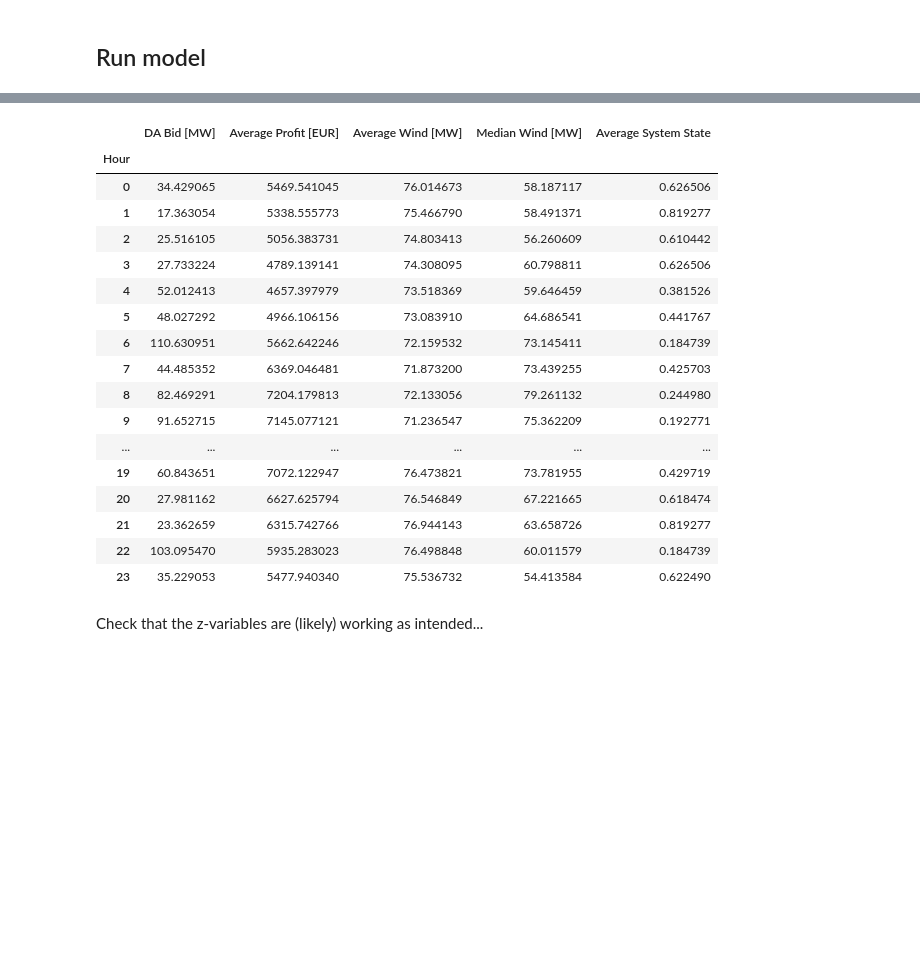
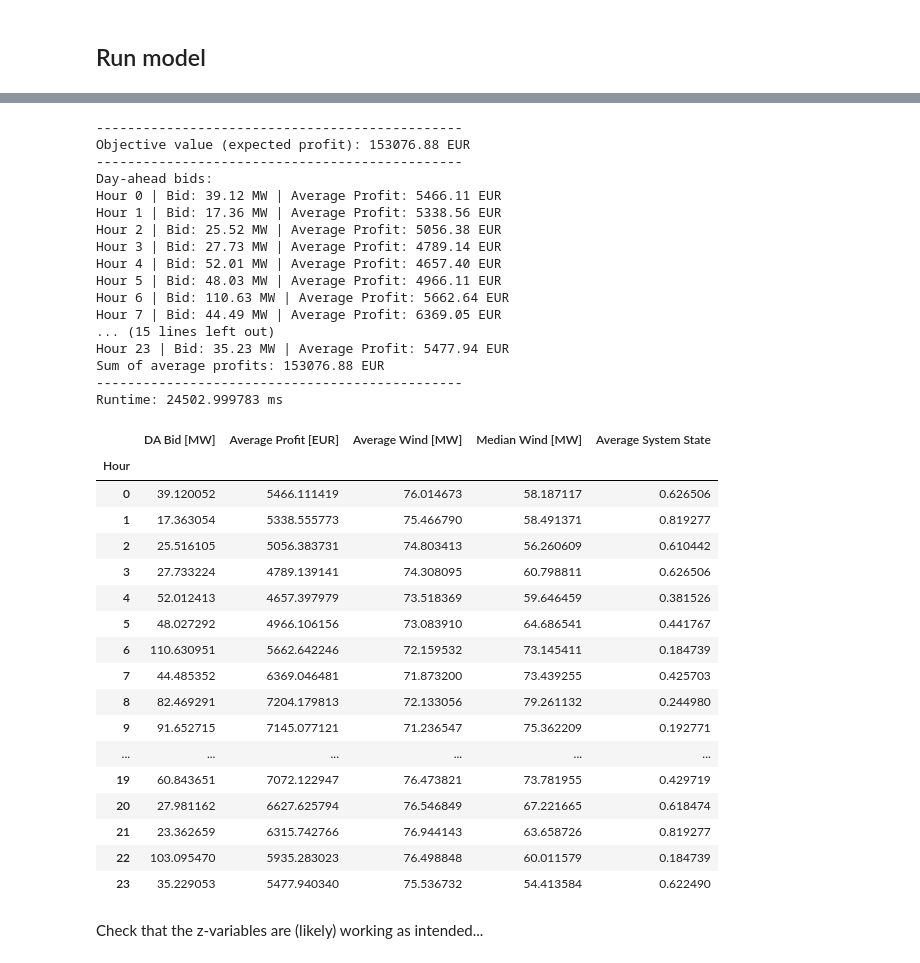
Before and after one commit to Hvid1999/46755, a Jupyter notebook: Assignment 2/task_1a_1b.ipynb, the cells around one changed output, grey strips where cells are left out. Drawn from its saved outputs; the diff is of its cells as text; code cells hidden in the pictures; blank space fills up the shorter version.

```diff
--- a/Assignment 2/task_1a_1b.ipynb
+++ b/Assignment 2/task_1a_1b.ipynb
@@ -410,24 +405,42 @@ Runtime: 6700.000048 ms
-# %%
-results['Summary']
-# %% [output]
-|  | DA Bid [MW] | Average Profit [EUR] | Average Wind [MW] | Median Wind [MW] | Average System State |
-| Hour |  |  |  |  |  |
-| 0 | 34.429065 | 5469.541045 | 76.014673 | 58.187117 | 0.626506 |
-| 1 | 17.363054 | 5338.555773 | 75.466790 | 58.491371 | 0.819277 |
-| 2 | 25.516105 | 5056.383731 | 74.803413 | 56.260609 | 0.610442 |
-| 3 | 27.733224 | 4789.139141 | 74.308095 | 60.798811 | 0.626506 |
-| 4 | 52.012413 | 4657.397979 | 73.518369 | 59.646459 | 0.381526 |
-| 5 | 48.027292 | 4966.106156 | 73.083910 | 64.686541 | 0.441767 |
-| 6 | 110.630951 | 5662.642246 | 72.159532 | 73.145411 | 0.184739 |
-| 7 | 44.485352 | 6369.046481 | 71.873200 | 73.439255 | 0.425703 |
-| 8 | 82.469291 | 7204.179813 | 72.133056 | 79.261132 | 0.244980 |
-| 9 | 91.652715 | 7145.077121 | 71.236547 | 75.362209 | 0.192771 |
-| ... | ... | ... | ... | ... | ... |
-| 19 | 60.843651 | 7072.122947 | 76.473821 | 73.781955 | 0.429719 |
-| 20 | 27.981162 | 6627.625794 | 76.546849 | 67.221665 | 0.618474 |
-| 21 | 23.362659 | 6315.742766 | 76.944143 | 63.658726 | 0.819277 |
-| 22 | 103.095470 | 5935.283023 | 76.498848 | 60.011579 | 0.184739 |
-| 23 | 35.229053 | 5477.940340 | 75.536732 | 54.413584 | 0.622490 |
+# %%
+p_DA, results = solve_tp_scheme(scenarios, WIND_CAPACITY, T, OMEGA)
+results['Summary']
+# %% [output]
+-----------------------------------------------
+Objective value (expected profit): 153076.88 EUR
+-----------------------------------------------
+Day-ahead bids:
+Hour 0 | Bid: 39.12 MW | Average Profit: 5466.11 EUR
+Hour 1 | Bid: 17.36 MW | Average Profit: 5338.56 EUR
+Hour 2 | Bid: 25.52 MW | Average Profit: 5056.38 EUR
+Hour 3 | Bid: 27.73 MW | Average Profit: 4789.14 EUR
+Hour 4 | Bid: 52.01 MW | Average Profit: 4657.40 EUR
+Hour 5 | Bid: 48.03 MW | Average Profit: 4966.11 EUR
+Hour 6 | Bid: 110.63 MW | Average Profit: 5662.64 EUR
+Hour 7 | Bid: 44.49 MW | Average Profit: 6369.05 EUR
+... (15 lines left out)
+Hour 23 | Bid: 35.23 MW | Average Profit: 5477.94 EUR
+Sum of average profits: 153076.88 EUR
+-----------------------------------------------
+Runtime: 24502.999783 ms
+|  | DA Bid [MW] | Average Profit [EUR] | Average Wind [MW] | Median Wind [MW] | Average System State |
+| Hour |  |  |  |  |  |
+| 0 | 39.120052 | 5466.111419 | 76.014673 | 58.187117 | 0.626506 |
+| 1 | 17.363054 | 5338.555773 | 75.466790 | 58.491371 | 0.819277 |
+| 2 | 25.516105 | 5056.383731 | 74.803413 | 56.260609 | 0.610442 |
+| 3 | 27.733224 | 4789.139141 | 74.308095 | 60.798811 | 0.626506 |
+| 4 | 52.012413 | 4657.397979 | 73.518369 | 59.646459 | 0.381526 |
+| 5 | 48.027292 | 4966.106156 | 73.083910 | 64.686541 | 0.441767 |
+| 6 | 110.630951 | 5662.642246 | 72.159532 | 73.145411 | 0.184739 |
+| 7 | 44.485352 | 6369.046481 | 71.873200 | 73.439255 | 0.425703 |
+| 8 | 82.469291 | 7204.179813 | 72.133056 | 79.261132 | 0.244980 |
+| 9 | 91.652715 | 7145.077121 | 71.236547 | 75.362209 | 0.192771 |
+| ... | ... | ... | ... | ... | ... |
+| 19 | 60.843651 | 7072.122947 | 76.473821 | 73.781955 | 0.429719 |
+| 20 | 27.981162 | 6627.625794 | 76.546849 | 67.221665 | 0.618474 |
+| 21 | 23.362659 | 6315.742766 | 76.944143 | 63.658726 | 0.819277 |
+| 22 | 103.095470 | 5935.283023 | 76.498848 | 60.011579 | 0.184739 |
+| 23 | 35.229053 | 5477.940340 | 75.536732 | 54.413584 | 0.622490 |
 # %% [markdown]
 Check that the z-variables are (likely) working as intended...
 # %%
```
Also changed, not shown: parts of 11 cells of this notebook.
